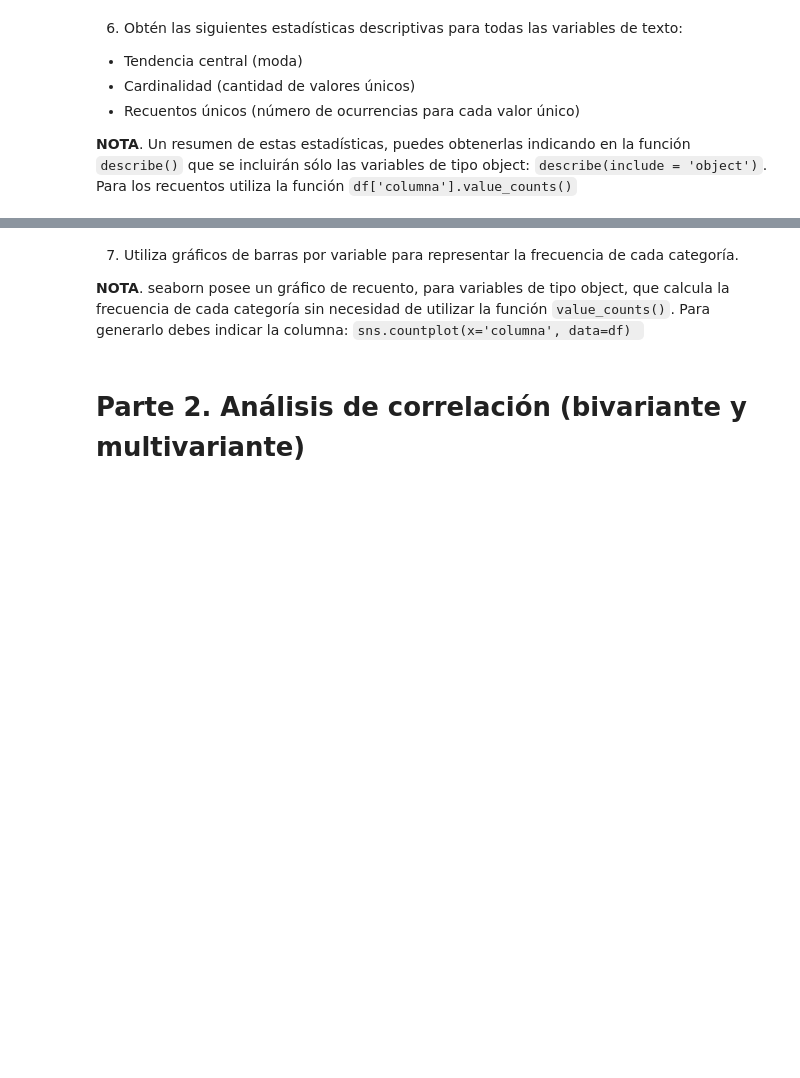
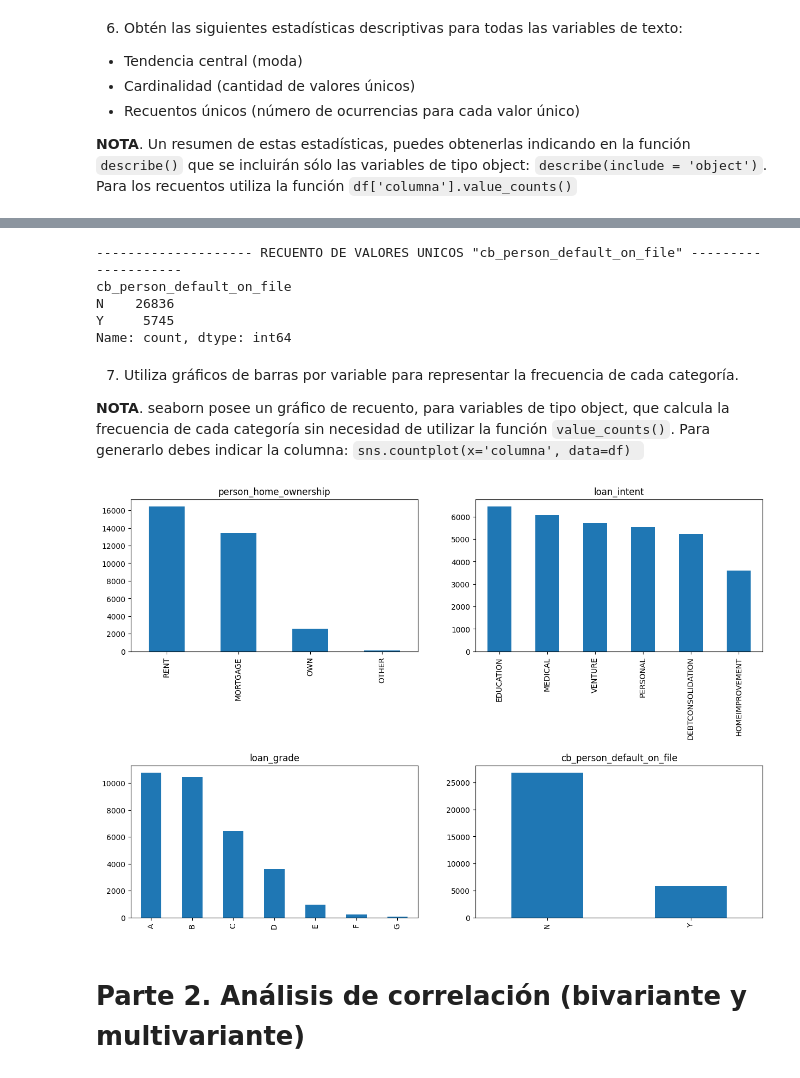
Before and after one commit to ErickCuellar1/DataScience, a Jupyter notebook: Semana 4/Actividad 4/Actividad4EDA.ipynb, the cells around one changed output, grey strips where cells are left out. Cells and saved outputs as stored; diff of their text form; code cells hidden in the pictures; blank space fills up the shorter version.

```diff
--- a/Semana 4/Actividad 4/Actividad4EDA.ipynb
+++ b/Semana 4/Actividad 4/Actividad4EDA.ipynb
@@ -326,7 +403,27 @@ IQR_outliers
+# %%
+print('-'*20, 'RECUENTO DE VALORES UNICOS "cb_person_default_on_file"','-'*20)
+print(df['cb_person_default_on_file'].value_counts())
+# %% [output]
+-------------------- RECUENTO DE VALORES UNICOS "cb_person_default_on_file" --------------------
+cb_person_default_on_file
+N    26836
+Y     5745
+Name: count, dtype: int64
 # %% [markdown]
 7. Utiliza gráficos de barras por variable para representar la frecuencia de cada categoría.
 
 **NOTA**. seaborn posee un gráfico de recuento, para variables de tipo object, que calcula la frecuencia de cada categoría sin necesidad de utilizar la función `value_counts()`. Para generarlo debes indicar la columna: `sns.countplot(x='columna', data=df) `
+# %%
+cat_cols = df.select_dtypes(exclude=np.number).columns.tolist()
+
+fig, axes = plt.subplots(2,2, figsize=(15,10))
+plt.subplots_adjust(hspace=0.75)
+axes = axes.ravel()
+for col, ax in zip(df[cat_cols], axes):
+  df[col].value_counts().plot(kind='bar', ax=ax) # ---> Pandas
+  ax.set(title=f'{col}', xlabel=None)
+# %% [output]
+[figure, added]
 # %% [markdown]
 # **Parte 2**. Análisis de correlación (bivariante y multivariante)
 # %% [markdown]
```
Also changed, not shown: parts of 12 cells of this notebook.
